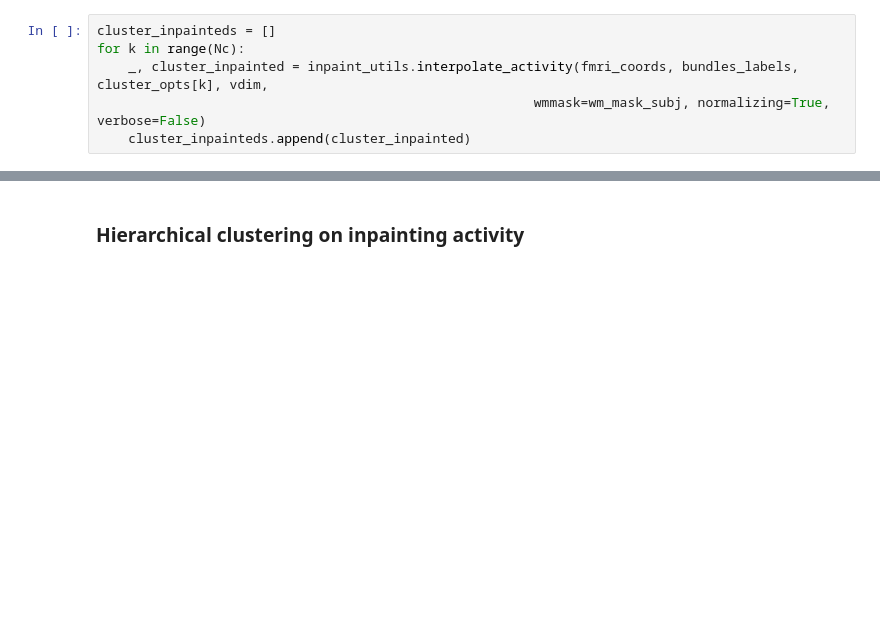
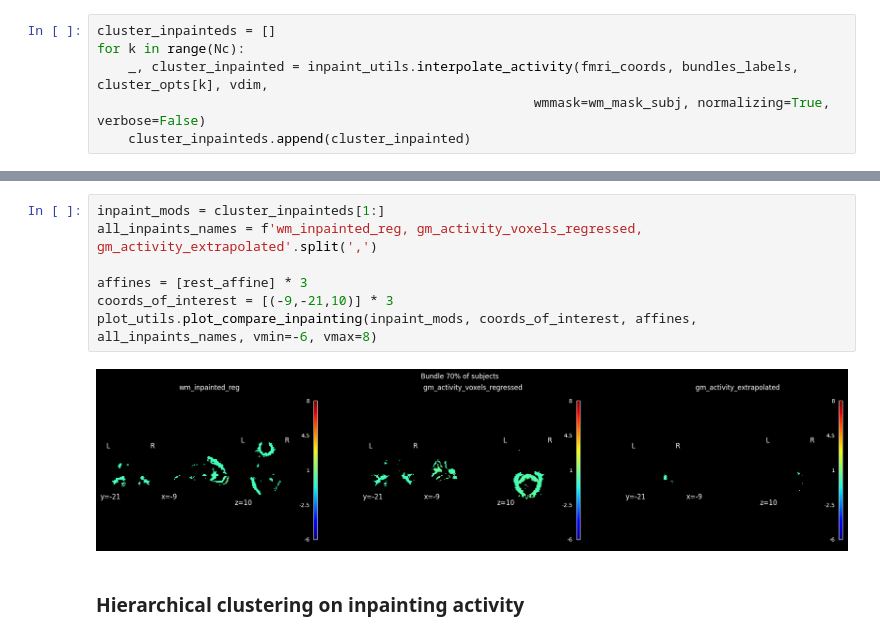
Before and after one commit to miki998/structural_wminpainting, a Jupyter notebook: notebooks/wm_parcellation.ipynb, the cells around one changed output, grey strips where cells are left out. Drawn from its saved outputs; the diff is of its cells as text; blank space fills up the shorter version.

```diff
--- a/notebooks/wm_parcellation.ipynb
+++ b/notebooks/wm_parcellation.ipynb
@@ -126,3 +130,12 @@ plot_utils.plot_compare_inpainting(inpaint_mods, coords_of_interest, affines, al
+# %%
+inpaint_mods = cluster_inpainteds[1:]
+all_inpaints_names = f'wm_inpainted_reg, gm_activity_voxels_regressed,   gm_activity_extrapolated'.split(',')
+
+affines = [rest_affine] * 3
+coords_of_interest = [(-9,-21,10)] * 3
+plot_utils.plot_compare_inpainting(inpaint_mods, coords_of_interest, affines, all_inpaints_names, vmin=-6, vmax=8)
+# %% [output]
+[figure, added]
 # %% [markdown]
 ### Hierarchical clustering on inpainting activity
 # %%
```
Also changed, not shown: parts of 5 cells of this notebook, 1 other file.
